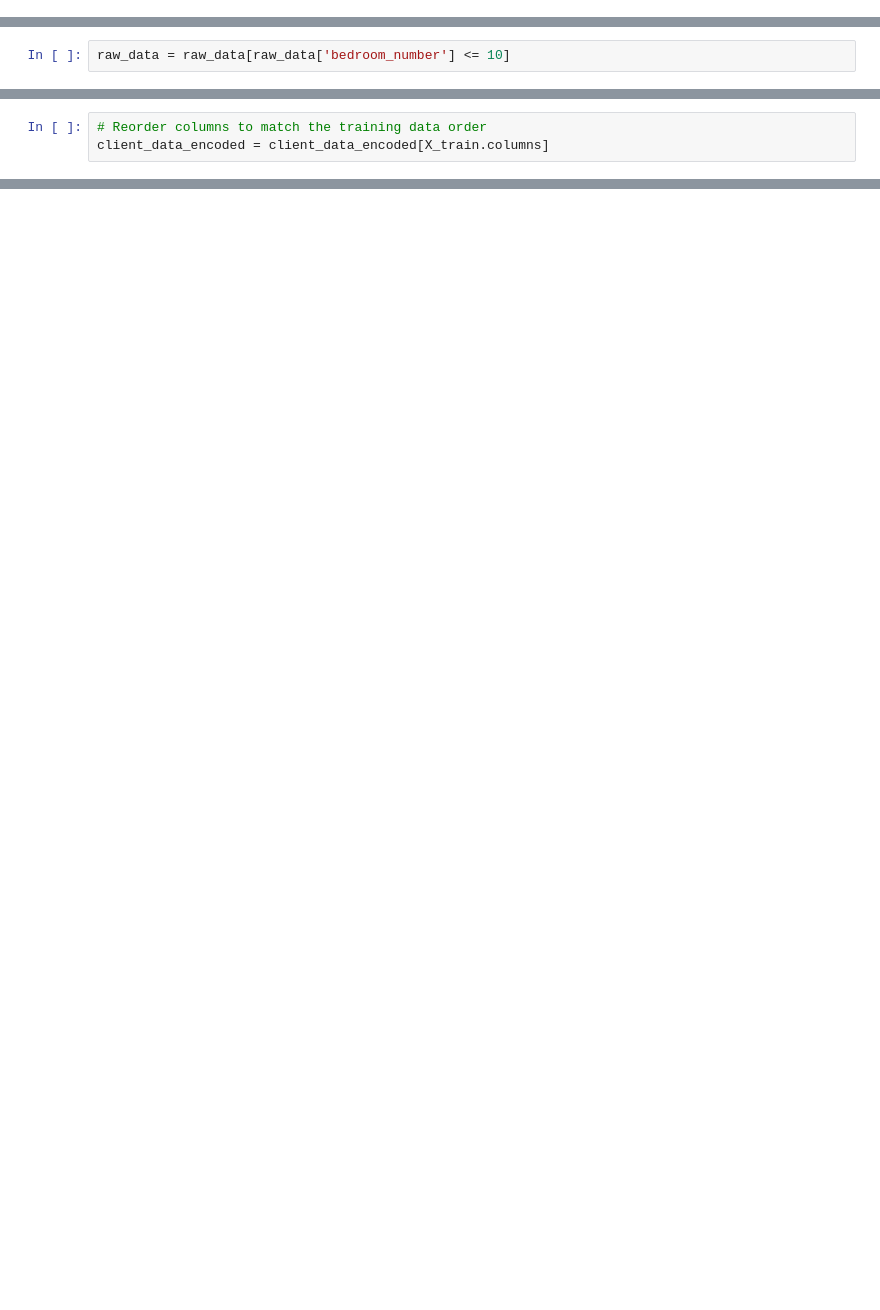
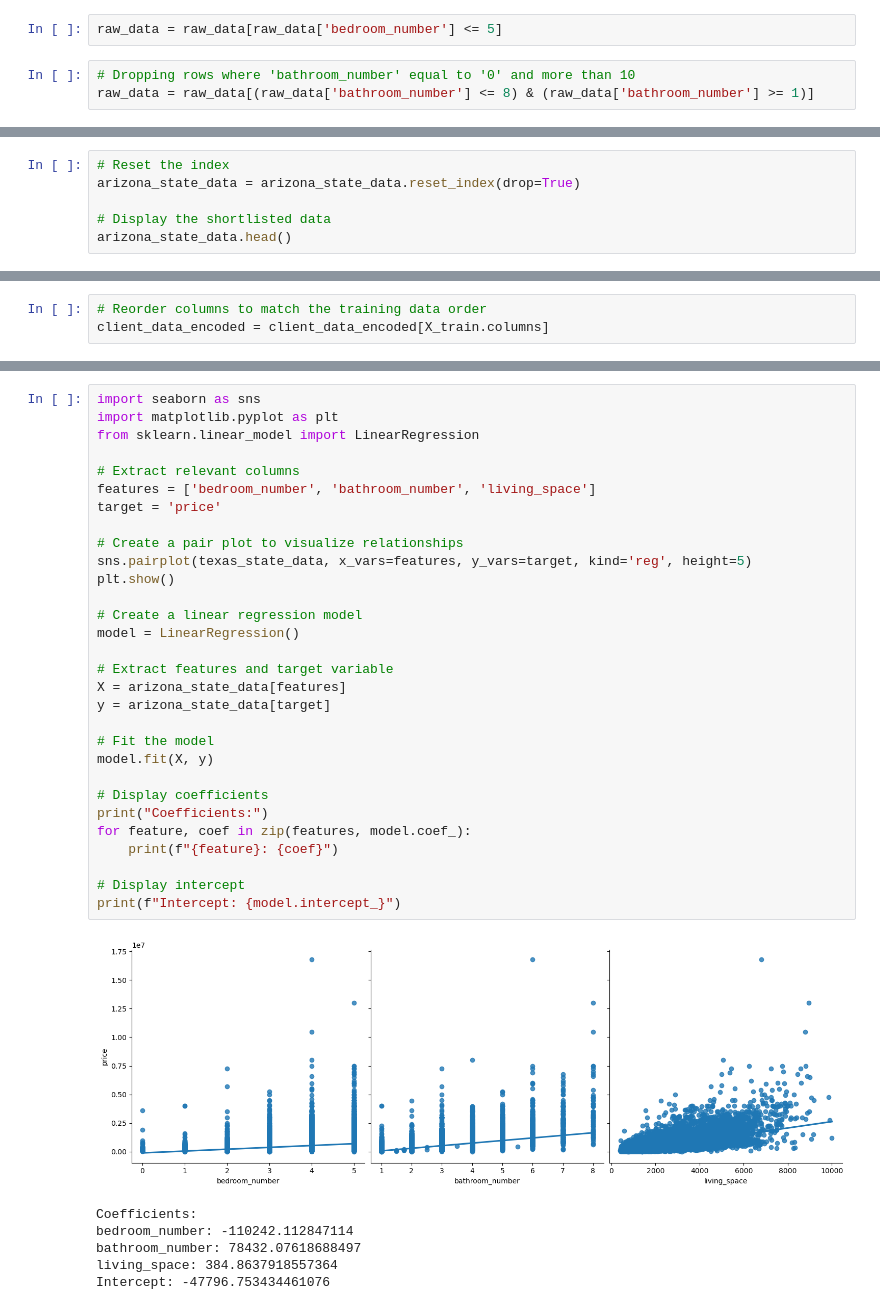
Before and after one commit to Jihyeyoon4/Project4-Group-2, a Jupyter notebook: Price Prediction and Linear Regression.ipynb, the cells around one changed output, grey strips where cells are left out. Saved outputs shown, nothing was run; the diff lists cells and outputs as text; blank space fills up the shorter version.

```diff
--- a/Price Prediction and Linear Regression.ipynb
+++ b/Price Prediction and Linear Regression.ipynb
@@ -154,7 +148,10 @@ raw_data = raw_data[raw_data['bathroom_number'] != 0]
+# %%
+raw_data = raw_data[raw_data['bedroom_number'] <= 5]
+# %%
+# Dropping rows where 'bathroom_number' equal to '0' and more than 10
+raw_data = raw_data[(raw_data['bathroom_number'] <= 8) & (raw_data['bathroom_number'] >= 1)]
 # %%
 raw_data = raw_data[(raw_data['living_space'] <= 10000) & (raw_data['living_space'] >= 400)]
-# %%
-raw_data = raw_data[raw_data['bedroom_number'] <= 10]
 # %%
 # Convert datatype object to string for 'postcode'
 raw_data['postcode'] = raw_data['postcode'].astype(str)
@@ -282,0 +278,6 @@ arizona_state_data.to_csv("arizona_state_data.csv")
+# %%
+# Reset the index
+arizona_state_data = arizona_state_data.reset_index(drop=True)
+
+# Display the shortlisted data
+arizona_state_data.head()
@@ -353,0 +379,37 @@ Mean Absolute Error on Test Set: 104852.28925466831
+# %%
+import seaborn as sns
+import matplotlib.pyplot as plt
+from sklearn.linear_model import LinearRegression
+
+# Extract relevant columns
+features = ['bedroom_number', 'bathroom_number', 'living_space']
+target = 'price'
+
+# Create a pair plot to visualize relationships
+sns.pairplot(texas_state_data, x_vars=features, y_vars=target, kind='reg', height=5)
+plt.show()
+
+# Create a linear regression model
+model = LinearRegression()
+
+# Extract features and target variable
+X = arizona_state_data[features]
+y = arizona_state_data[target]
+
+# Fit the model
+model.fit(X, y)
+
+# Display coefficients
+print("Coefficients:")
+for feature, coef in zip(features, model.coef_):
+    print(f"{feature}: {coef}")
+
+# Display intercept
+print(f"Intercept: {model.intercept_}")
+# %% [output]
+[figure, added]
+Coefficients:
+bedroom_number: -110242.112847114
+bathroom_number: 78432.07618688497
+living_space: 384.8637918557364
+Intercept: -47796.753434461076
```
Also changed, not shown: parts of 23 cells of this notebook.
